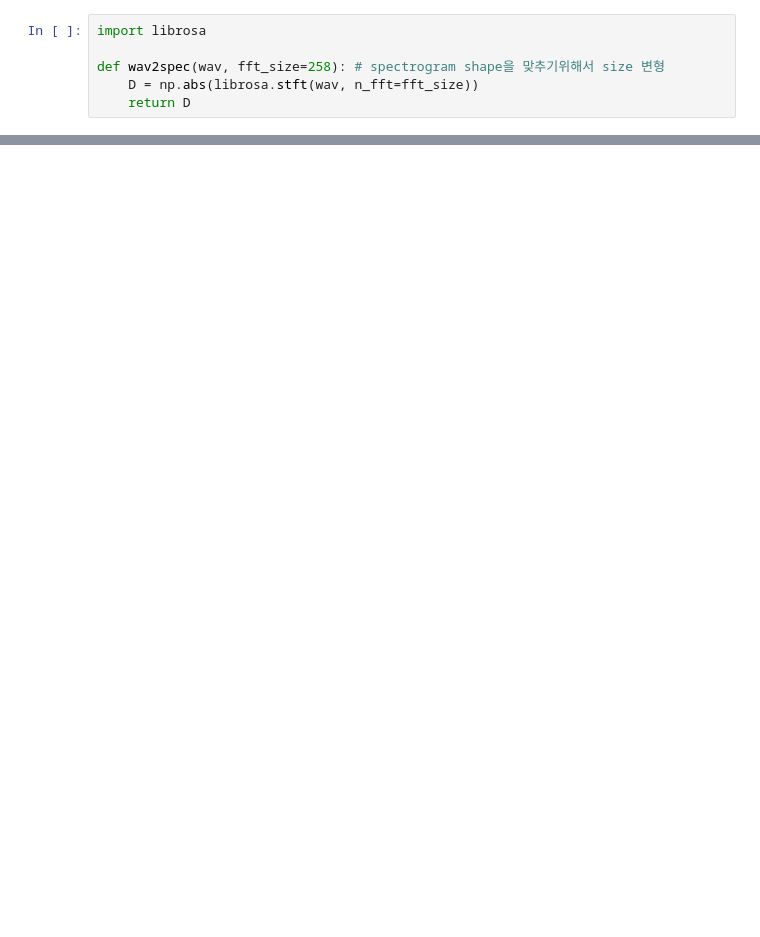
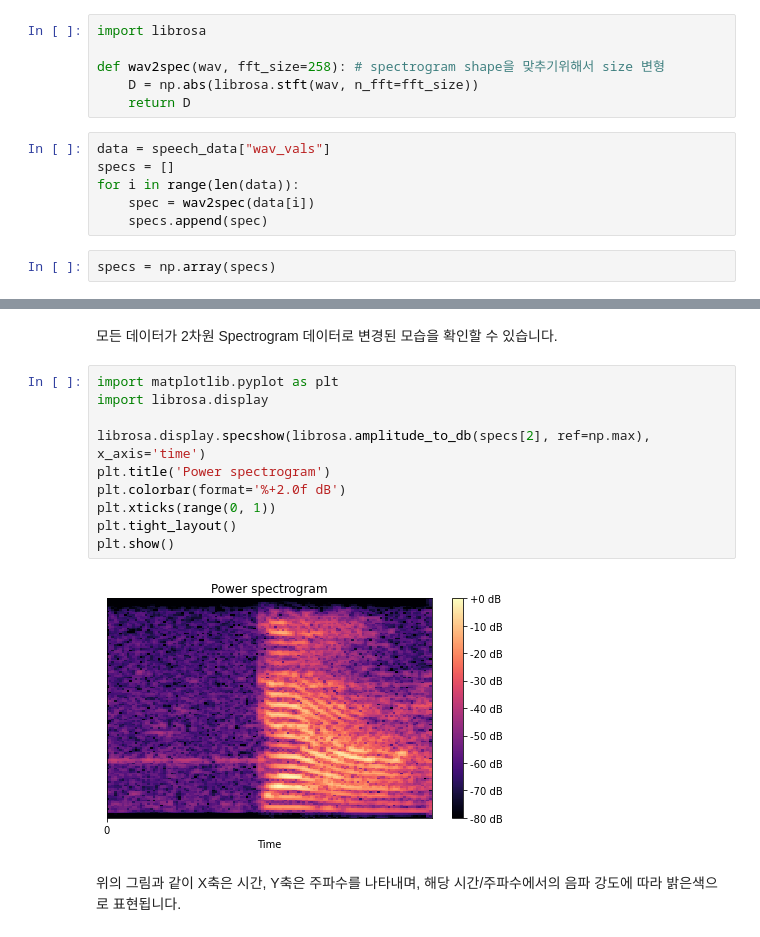
Before and after one commit to PEBpung/Aiffel, a Jupyter notebook: Project/Exploration/E25.Spectrogram_classification.ipynb, the cells around one changed output, grey strips where cells are left out. Drawn from its saved outputs; the diff is of its cells as text; blank space fills up the shorter version.

Commit message:
2020.11.11: Complete E25. Spectrogram

```diff
--- a/Project/Exploration/E25.Spectrogram_classification.ipynb
+++ b/Project/Exploration/E25.Spectrogram_classification.ipynb
@@ -60,3 +22,11 @@ import librosa
 def wav2spec(wav, fft_size=258): # spectrogram shape을 맞추기위해서 size 변형
     D = np.abs(librosa.stft(wav, n_fft=fft_size))
     return D
+# %%
+data = speech_data["wav_vals"]
+specs = []
+for i in range(len(data)):
+    spec = wav2spec(data[i])
+    specs.append(spec)
+# %%
+specs = np.array(specs)
@@ -62,0 +43,16 @@ def wav2spec(wav, fft_size=258): # spectrogram shape을 맞추기위해서 size
+# %% [markdown]
+모든 데이터가 2차원 Spectrogram 데이터로 변경된 모습을 확인할 수 있습니다.
+# %%
+import matplotlib.pyplot as plt
+import librosa.display
+
+librosa.display.specshow(librosa.amplitude_to_db(specs[2], ref=np.max), x_axis='time')
+plt.title('Power spectrogram')
+plt.colorbar(format='%+2.0f dB')
+plt.xticks(range(0, 1))
+plt.tight_layout()
+plt.show()
+# %% [output]
+[figure, added]
+# %% [markdown]
+위의 그림과 같이 X축은 시간, Y축은 주파수를 나타내며, 해당 시간/주파수에서의 음파 강도에 따라 밝은색으로 표현됩니다.
```
Also changed, not shown: parts of 31 cells of this notebook.
